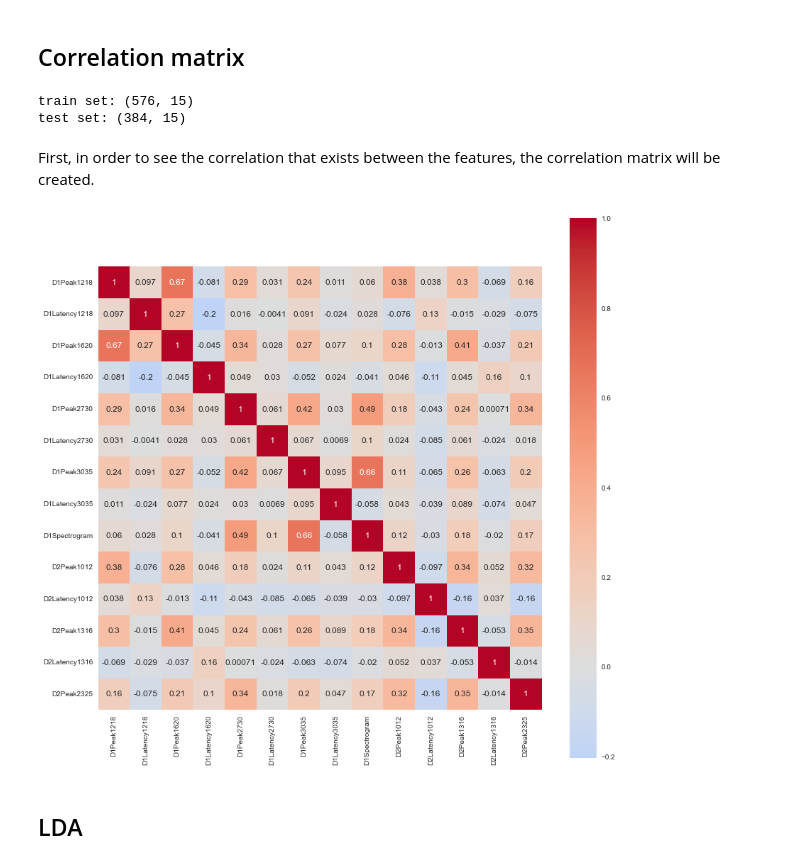
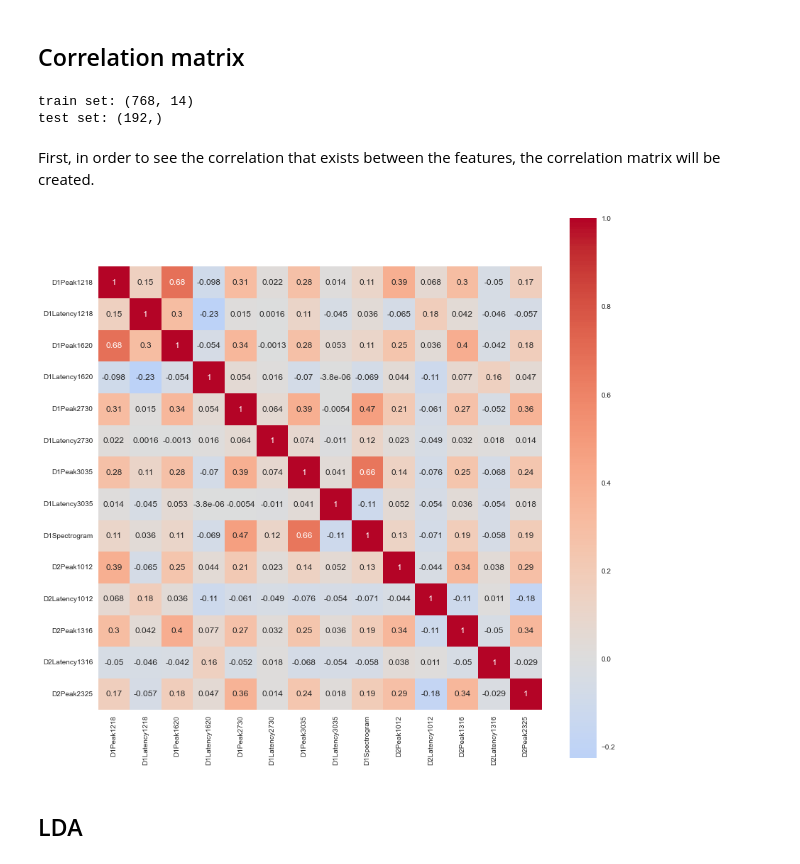
Before and after one commit to mrpotato180/hmi_super_grupo, a Jupyter notebook: PROJECT.ipynb, the cells around one changed output. Drawn from its saved outputs; the diff is of its cells as text; code cells hidden in the pictures.

Commit message:
Update PROJECT.ipynb
PROJECT DATA 17-06

```diff
--- a/PROJECT.ipynb
+++ b/PROJECT.ipynb
@@ -920,11 +949,13 @@ plt.legend(loc="upper left");
 ### Whole trial analysis (960 features per channel)
 # %%
 #feature_names = scipy.io.loadmat('D:/Universidad/Master/Q2/Projecto de dades/features_names.mat')
-feature_names = scipy.io.loadmat('/Users/juliagarciacornet/Desktop/Q4/Dades/Project/features_names.mat')
+#feature_names = scipy.io.loadmat('/Users/juliagarciacornet/Desktop/Q4/Dades/Project/features_names.mat')
+feature_names = scipy.io.loadmat('/Users/lgsob/OneDrive/Escritorio/ETSEIB-UPC/MÁSTER NEURO/Q2/ANÁLISIS DE DATOS/PROJECT/features_names.mat')
 feature_names=feature_names['features_names']
 
 #features= scipy.io.loadmat('D:/Universidad/Master/Q2/Projecto de dades/features.mat')
-features= scipy.io.loadmat('/Users/juliagarciacornet/Desktop/Q4/Dades/Project/features.mat')
+#features= scipy.io.loadmat('/Users/juliagarciacornet/Desktop/Q4/Dades/Project/features.mat')
+features= scipy.io.loadmat('/Users/lgsob/OneDrive/Escritorio/ETSEIB-UPC/MÁSTER NEURO/Q2/ANÁLISIS DE DATOS/PROJECT/features.mat')
 features=features['features']
 df1 = pd.DataFrame(features)
 # %% [markdown]
@@ -1510,25 +1544,24 @@ HistoPlot_D11218 (df3)
 ## Correlation matrix
 # %%
 # Division train/ test
-
-train4, test4 = train_test_split(
-    df1, test_size=0.4, random_state=42)
-print('train set:', train4.shape)
-print('test set:',test4.shape)
+X=df1.drop(['Identifier'], axis=1)
+X_train, X_test, y_train, y_test = train_test_split(X, Y, test_size=0.2)
+print('train set:', X_train.shape)
+print('test set:',y_test.shape)
 # %% [output]
-train set: (576, 15)
-test set: (384, 15)
+train set: (768, 14)
+test set: (192,)
 # %% [markdown]
 First, in order to see the correlation that exists between the features, the correlation matrix will be created.
 # %%
 # Build the feature matrices and the response vectors (X, y)
 #first create the correlation matrix
 
-corrmatdf1=train4.corr()
+corrmatdf1=X_train.corr()
 fig=plt.subplots(figsize=(14,14))
 matrix=sns.heatmap(corrmatdf1, annot=True, square=True, cmap="coolwarm", center=0);
 # %% [output]
-[figure, old version]
+[figure, new version]
 # %% [markdown]
 ## LDA
 # %%
```
Also changed, not shown: parts of 43 cells of this notebook.
